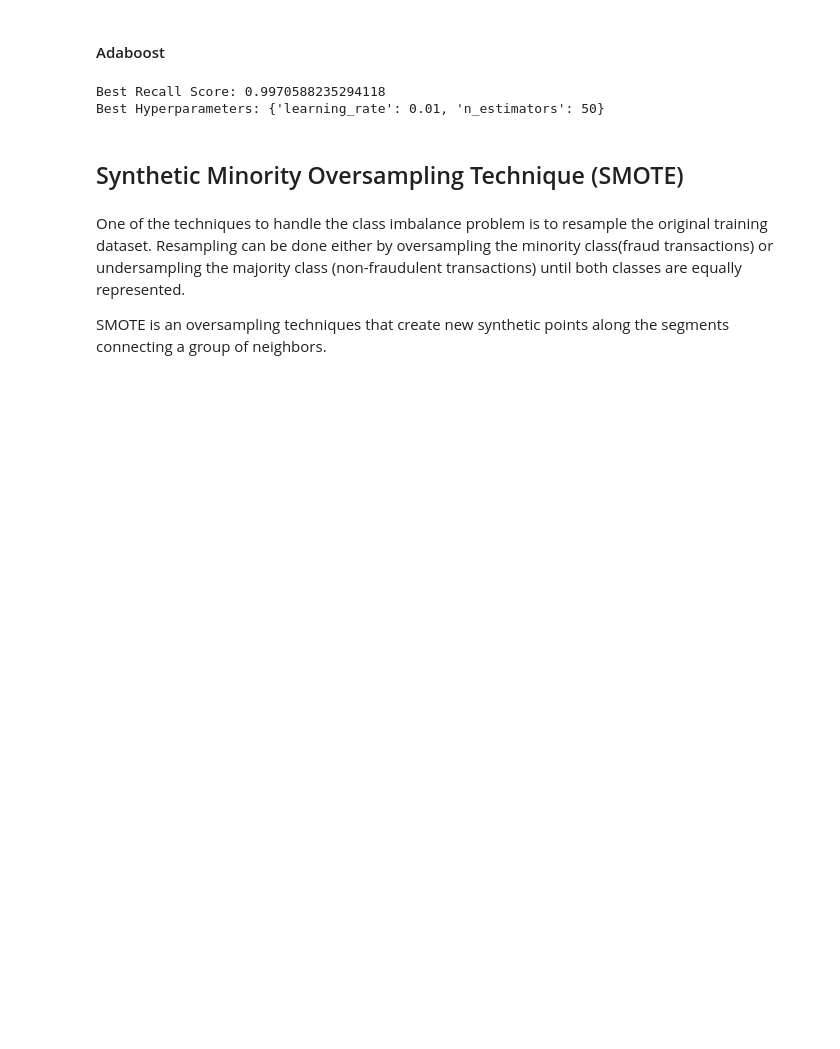
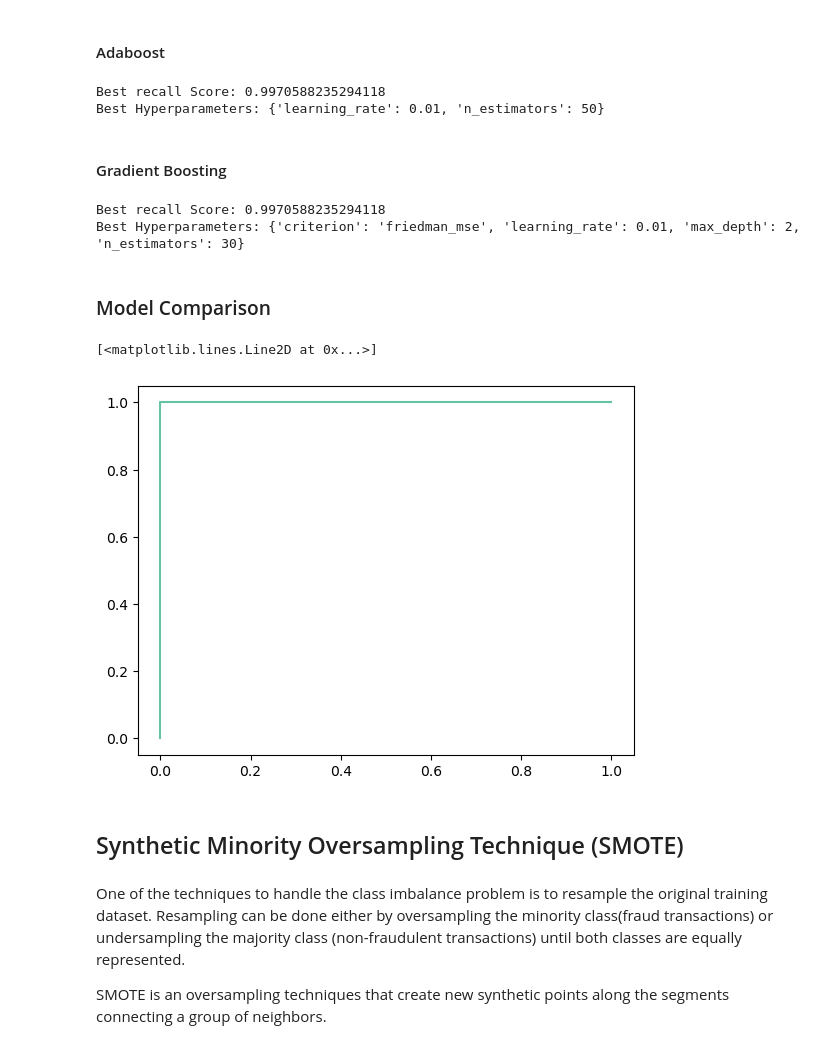
Before and after one commit to msantanarod/Fraud-Prevention-Analytics, a Jupyter notebook: Credit Card Fraud Detection.ipynb, the cells around one changed output. Cells and saved outputs as stored; diff of their text form; code cells hidden in the pictures; blank space fills up the shorter version.

```diff
--- a/Credit Card Fraud Detection.ipynb
+++ b/Credit Card Fraud Detection.ipynb
@@ -592,10 +836,11 @@ X_train, X_test, y_train, y_test = train_test_split(X, y, test_size=0.3, random_
 # Classifier Selection
 
 models = {
-    "LogisiticRegression": LogisticRegression(),
+    "Logisitic Regression": LogisticRegression(),
     "Decision Trees": DecisionTreeClassifier(),
     "Random Forest ": RandomForestClassifier(),
-    "Adaboost": AdaBoostClassifier()
+    "Adaboost": AdaBoostClassifier(),
+    "Gradient Boosting": GradientBoostingClassifier()
 }
 
 
@@ -614,5 +859,0 @@ Adaboost model recall score:0.91
-# %%
-#Let's see how many fraud cases the logistic regression can get.
-lr_under=LogisticRegression()
-lr_under.fit(X_train,y_train)
-y_pred_lr_under=lr_under.predict(X_test)
@@ -670,9 +898,13 @@ Best Hyperparameters: {'C': 10, 'penalty': 'l2'}
 # %% [markdown]
 #### Decision Tree
 # %%
-hyperparameters = {"criterion": ["gini", "entropy"],"max_depth":list(range(2,4,1)), "min_samples_leaf": list(range(5,7,1))}
+hyperparameters = {"criterion": ["gini", "entropy"],
+                   "max_depth":list(range(2,4,1)),
+                   "min_samples_leaf": list(range(5,7,1))}
 
-search = GridSearchCV(DecisionTreeClassifier(), hyperparameters,scoring='recall', n_jobs=-1, cv=5,refit=True)
-result=search.fit(X_train, y_train)
-y_pred_dtc_under=result.predict(X_test)
+search = GridSearchCV(DecisionTreeClassifier(), hyperparameters,scoring='recall', n_jobs=-1, cv=5)
+result_dtc_under=search.fit(X_train, y_train)
+
+y_pred_dtc_under=result_dtc_under.predict(X_test)
+y_pred_probs_dtc_under = result_dtc_under.predict_proba(X_test)[:,1]
 # %%
@@ -714,6 +950,8 @@ y_pre_ada_under=result.predict(X_test)
 # %%
-print('Best Recall Score: %s' % result.best_score_)
-print('Best Hyperparameters: %s' % result.best_params_)
+print('Best recall Score: %s' % result_ada_under.best_score_)
+print('Best Hyperparameters: %s' % result_ada_under.best_params_)
 # %% [output]
-Best Recall Score: 0.9970588235294118
+Best recall Score: 0.9970588235294118
 Best Hyperparameters: {'learning_rate': 0.01, 'n_estimators': 50}
+# %% [markdown]
+#### Gradient Boosting
@@ -719,0 +970,16 @@ Best Hyperparameters: {'learning_rate': 0.01, 'n_estimators': 50}
+# %%
+print('Best recall Score: %s' % result_gb_under.best_score_)
+print('Best Hyperparameters: %s' % result_gb_under.best_params_)
+# %% [output]
+Best recall Score: 0.9970588235294118
+Best Hyperparameters: {'criterion': 'friedman_mse', 'learning_rate': 0.01, 'max_depth': 2, 'n_estimators': 30}
+# %% [markdown]
+### Model Comparison
+# %%
+#decision tree
+fpr, tpr, _ = metrics.roc_curve(y_test, y_pred_probs_dtc_under)
+auc = round(metrics.roc_auc_score(y_test, y_pred_probs_dtc_under), 4)
+plt.plot(fpr,tpr,label="Descision Tree, AUC="+str(auc))
+# %% [output]
+[<matplotlib.lines.Line2D at 0x...>]
+[figure, added]
```
Also changed, not shown: parts of 44 cells of this notebook, 2 other files.
